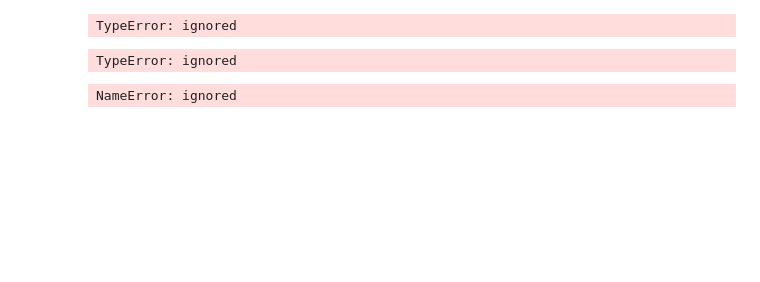
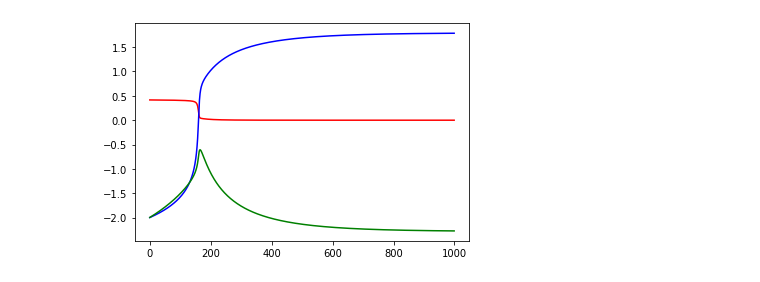
Before and after one commit to aborundiya/NeuralNetwork, a Jupyter notebook: ComparisonOfAllGD.ipynb, the cells around one changed output. Saved outputs shown, nothing was run; the diff lists cells and outputs as text; code cells hidden in the pictures; blank space fills up the shorter version.

```diff
--- a/ComparisonOfAllGD.ipynb
+++ b/ComparisonOfAllGD.ipynb
@@ -26,7 +29,7 @@ class SN:
       b = self.b
     return 1.0 / ( 1.0 + np.exp(-(w * x + b )))
 
-  def error(self, X, Y):
+  def error(self, X, Y, w = None , b = None):
     if w is None:
       w = self.w
     if b is None:
@@ -78,18 +81,19 @@ class SN:
           dw += self.grad_w(x,y)
           db += self.grad_b(x,y)
 
-        v_w += eta * dw / X.shape[0]
-        v_b += eta * db / X.shape[0]
+        v_w = gamma * v_w + eta * dw / X.shape[0]
+        v_b = gamma * v_b + eta * db / X.shape[0]
+        self.w -= v_w
+        self.b -= v_b
+        self.append_log()
 
-        dw -= v_w
-        db -= v_b
 
-  def append_log():
+  def append_log(self):
     self.w_h.append(self.w)
     self.b_h.append(self.b)
     self.e_h.append(self.error(self.X,self.Y))
 # %%
-X = np.array([0.5,0.25])
+X = np.array([0.5,2.5])
 Y = np.array([0.2,0.9])
 
 algo = "GD"
@@ -103,40 +107,39 @@ eta = 1
 w_min = -7
 w_max = 5
 
-b_min = -5
-b_max = -5
+b_min = -7
+b_max = 5
 
 animation_frames = 20
-plot_3d = True
-plot_2d = False
+plot_3d = False
+plot_2d = True
 # %%
 sn = SN(w_init, b_init, algo)
 sn.fit(X, Y, epochs , eta )
-plt.plot(self.e_h)
-plt.plot(self.w_h)
-plt.plot(self.b_h)
+plt.plot(sn.e_h, 'r')
+plt.plot(sn.w_h, 'b')
+plt.plot(sn.b_h, 'g')
+
 plt.show()
 # %% [output]
-TypeError: ignored
+[figure, added]
 # %%
 if plot_3d :
   W = np.linspace(w_min, w_max, 256)
   B = np.linspace(b_min, b_max, 256)
-  WW, BB = np.meshgrid(W,B)
-  Z = sn.error(X,Y,WW,BB)
+  WW, BB = np.meshgrid(W, B)
+  Z = sn.error(X, Y, WW, BB)
 
   fig = plt.figure(dpi=100)
-  ax = fig.gca(projection = '3d')
-  surf = ax.plot_surface(WW, BB, Z, rstride = 3, cstride = 3, alpha = 0.5, cmap = cm.coolwarm, linewidth = 0, antialiased = False)
-  cset = ax.contourf(WW, BB, Z, 25, zdir ='z', offset = -1, aplpha = 0.6, cmap = cm.coolwarm)
-  ax.set_xlabel('W')
+  ax = fig.gca(projection='3d')
+  surf = ax.plot_surface(WW, BB, Z, rstride=3, cstride=3, alpha=0.5, cmap=cm.coolwarm, linewidth=0, antialiased=False)
+  cset = ax.contourf(WW, BB, Z, 25, zdir='z', offset=-1, alpha=0.6, cmap=cm.coolwarm)
+  ax.set_xlabel('w')
   ax.set_xlim(w_min - 1, w_max + 1)
-  ax.set_ylabel('B')
+  ax.set_ylabel('b')
   ax.set_ylim(b_min - 1, b_max + 1)
-  ax.set_zlabel('Z')
-  ax.set_zlim( -1 , np.max(Z))
-  ax.view_init( elev = 25, azim = -75)
-  ax.dist = 12
+  ax.set_zlabel('error')
+  ax.set_zlim(-1, np.max(Z))
+  ax.view_init (elev=25, azim=-75) # azim = -20
+  ax.dist=12
   title = ax.set_title('Epoch 0')
-# %% [output]
-TypeError: ignored
@@ -146,10 +155,8 @@ def plot_animate_3d(i):
 # %%
 if plot_3d:
   i = 0
-  line1, = ax.plot(sn.w_h[:,i+1], sn.b_h[:, i+1], sn.e_h[:,i+1],color = 'black', marker ='.')
-  line2, = ax.plot(sn.w_h[:,i+1], sn.b_h[:,i+1], np.zeros(i+1)-1, color = 'red', marlet= '.')
-  anim = animation.FuncAnimation(fig,func = plot_animate_3d, frames = animation_frames)
-  rc('animation', html = 'jhtml')
+  line1, = ax.plot(sn.w_h[:i+1], sn.b_h[:i+1], sn.e_h[:i+1], color='black',marker='.')
+  line2, = ax.plot(sn.w_h[:i+1], sn.b_h[:i+1], np.zeros(i+1) - 1, color='red', marker='.')
+  anim = animation.FuncAnimation(fig, func=plot_animate_3d, frames=animation_frames)
+  rc('animation', html='jshtml')
   anim
-# %% [output]
-NameError: ignored
```
Also changed, not shown: parts of 6 cells of this notebook.
